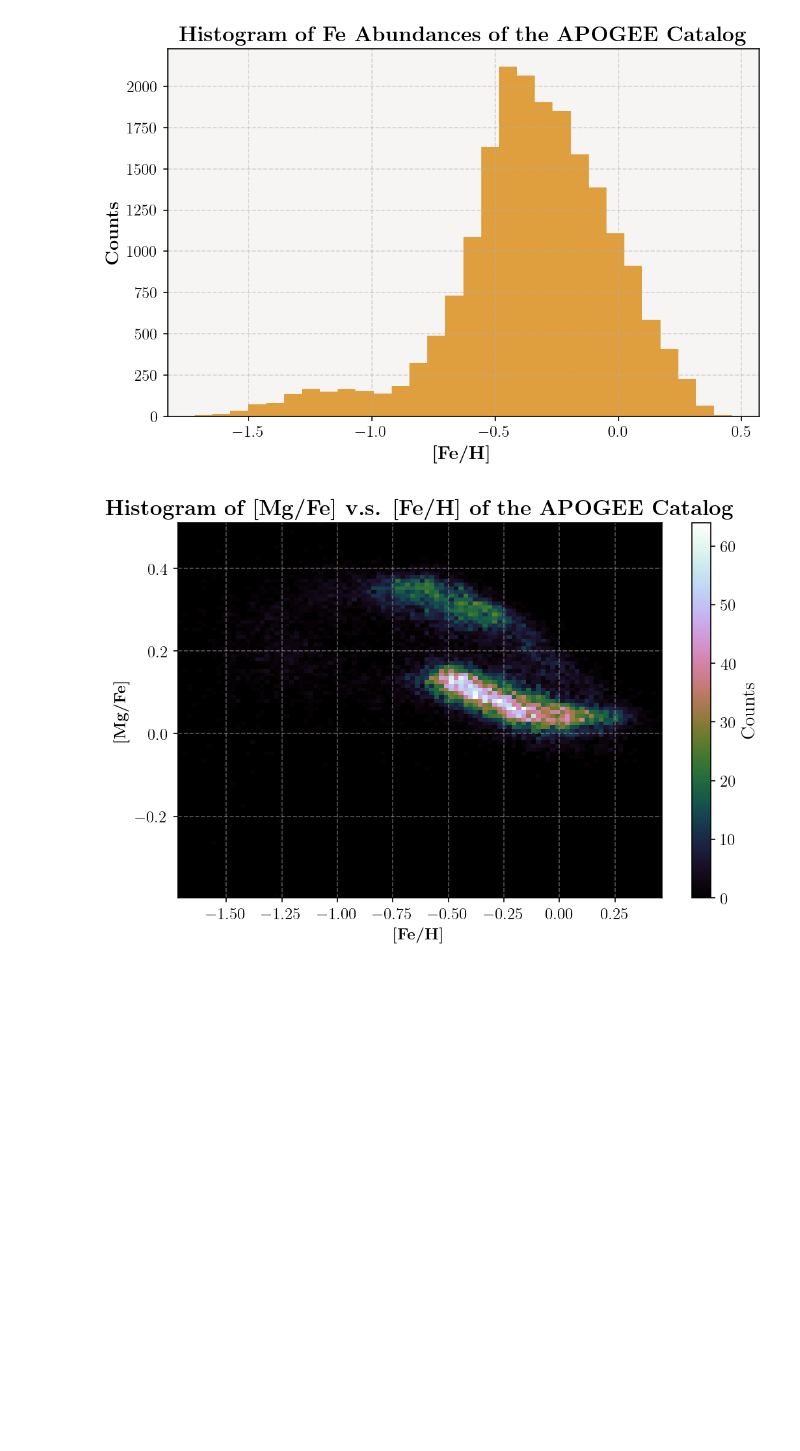
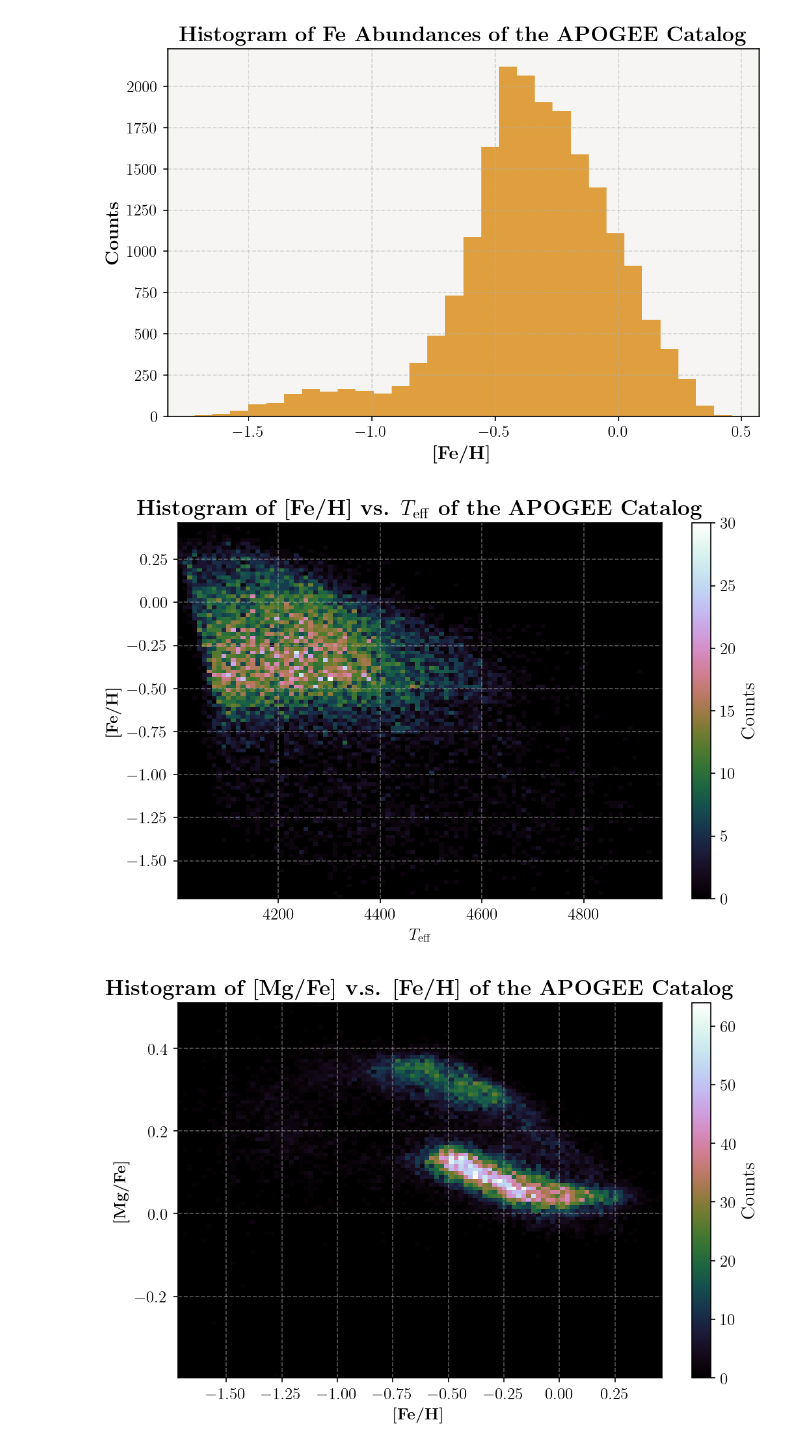
Before and after one commit to navawolfish/CTA200_2025, a Jupyter notebook: mini_project/mini_project.ipynb, the cells around one changed output. Drawn from its saved outputs; the diff is of its cells as text; code cells hidden in the pictures; blank space fills up the shorter version.

```diff
--- a/mini_project/mini_project.ipynb
+++ b/mini_project/mini_project.ipynb
@@ -124,6 +124,18 @@ plt.show()
 # %%
 # A 2-dimensional histogram of [Mg/Fe] vs. [Fe/H]
 MgFe = allstars['MG_FE']
+# %%
+fig, ax = plt.subplots(dpi = 150)
+plt.hist2d(Teff, FeH, bins = 100, cmap='cubehelix', rasterized=True)
+plt.colorbar(label='Counts')
+ax.set_ylabel(r'\textbf{[Fe/H]}', fontsize = 12)
+ax.set_xlabel(r'\textbf{$T_\mathrm{eff}$}', fontsize = 12)
+ax.set_title(r'\textbf{Histogram of [Fe/H] vs. $T_\mathrm{eff}$ of the APOGEE Catalog}')
+
+plt.savefig('figures/T_FeH_hist.pdf')
+plt.show()
+# %% [output]
+[figure, added]
 # %%
 fig, ax = plt.subplots(dpi = 150)
 plt.hist2d(FeH, MgFe, bins = 100, cmap='cubehelix', rasterized=True)
```
Also changed, not shown: parts of 9 cells of this notebook, 5 other files.
